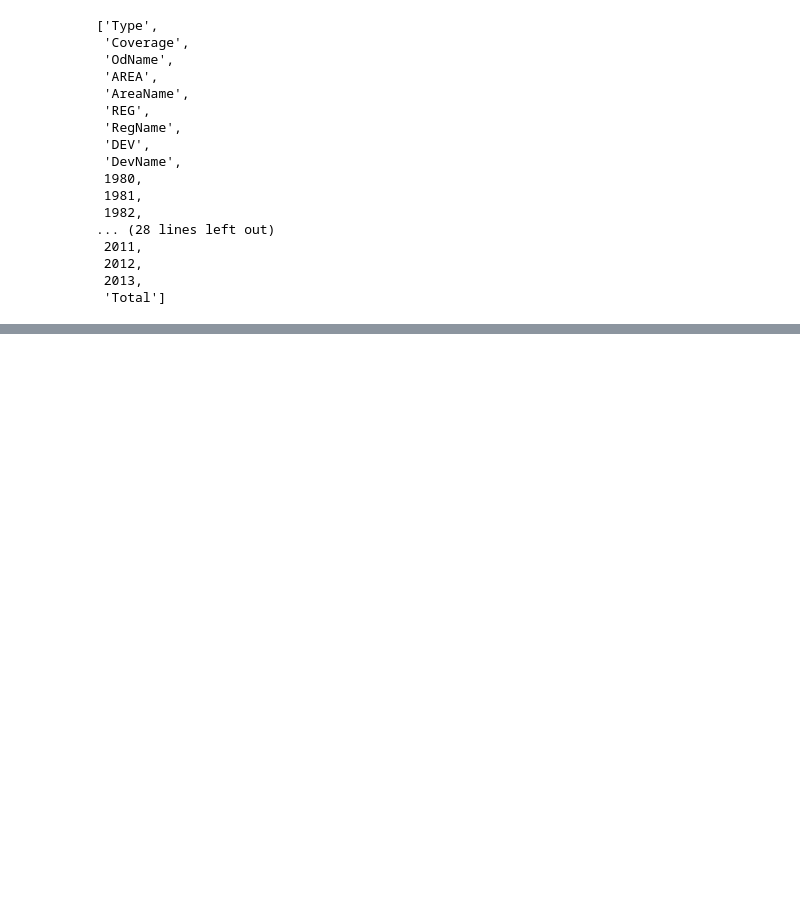
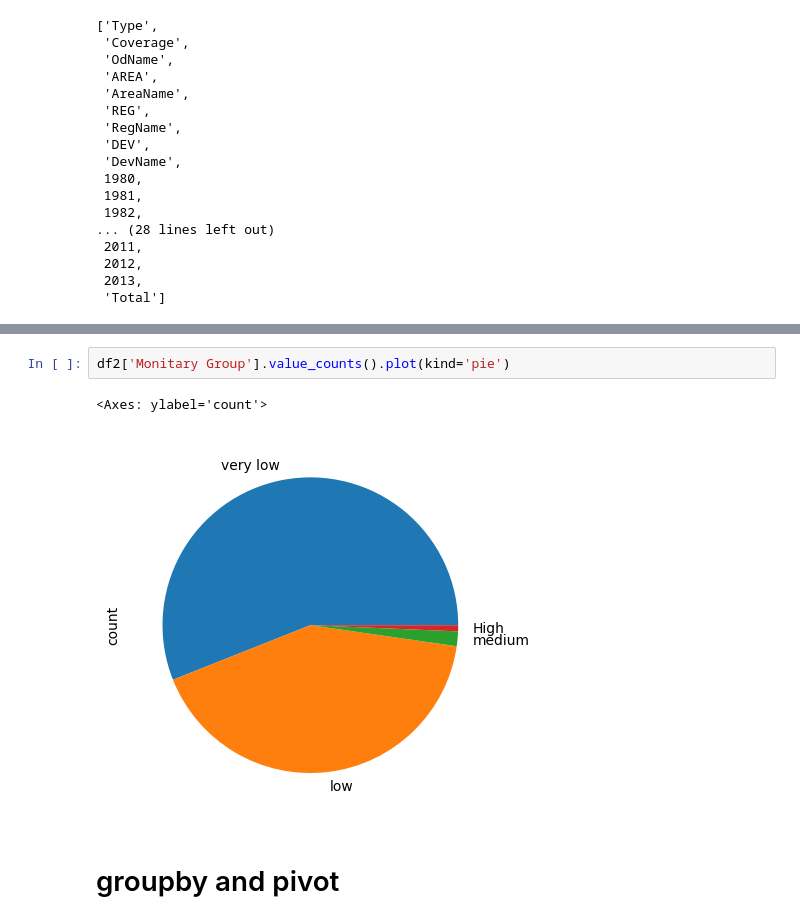
Before and after one commit to Nishantshukla2261/PYTHON-DIGIPODIUM, a Jupyter notebook: pandas_basic/analysis.ipynb, the cells around one changed output, grey strips where cells are left out. Cells and saved outputs as stored; diff of their text form; blank space fills up the shorter version.

```diff
--- a/pandas_basic/analysis.ipynb
+++ b/pandas_basic/analysis.ipynb
@@ -894,0 +1179,7 @@ df.head()
+# %%
+df2['Monitary Group'].value_counts().plot(kind='pie')
+# %% [output]
+<Axes: ylabel='count'>
+[figure, added]
+# %% [markdown]
+# groupby and pivot
```
Also changed, not shown: parts of 51 cells of this notebook.
